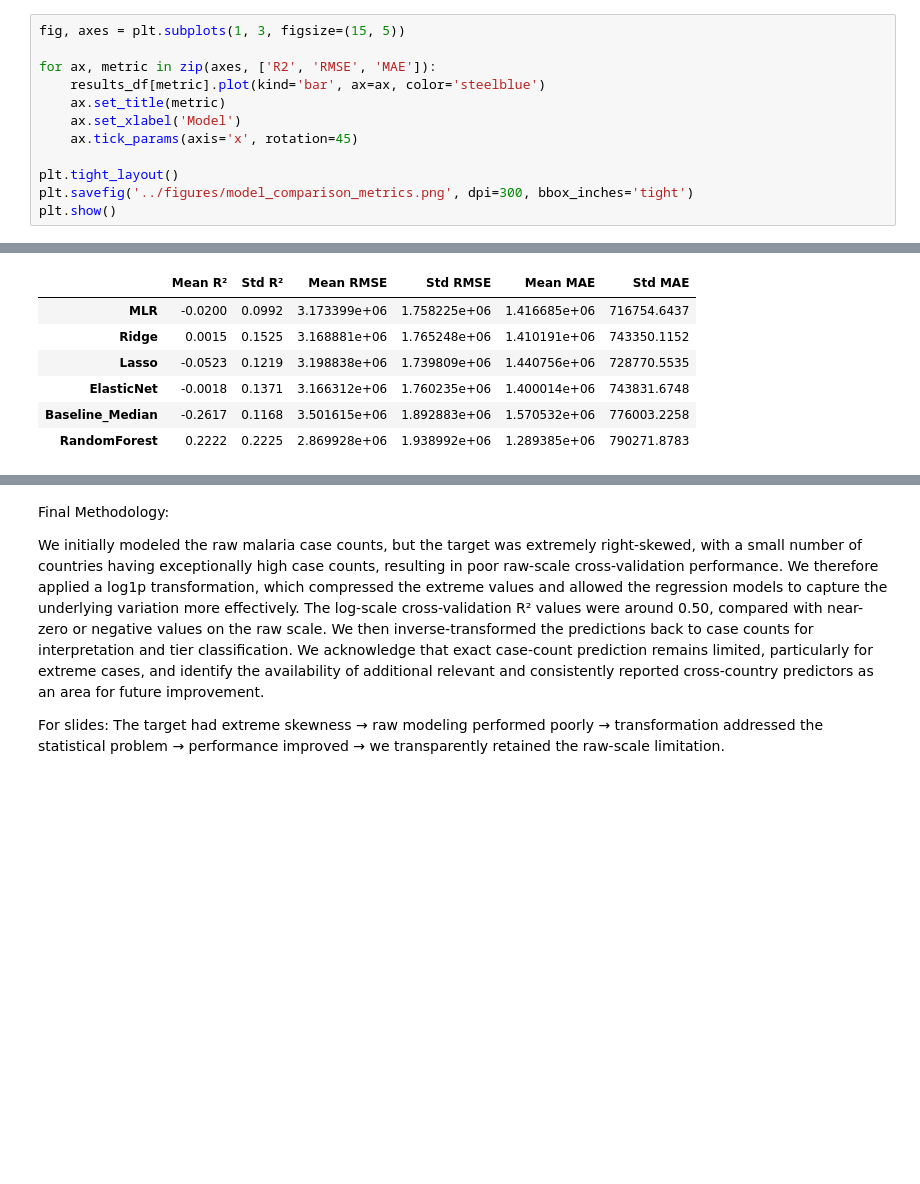
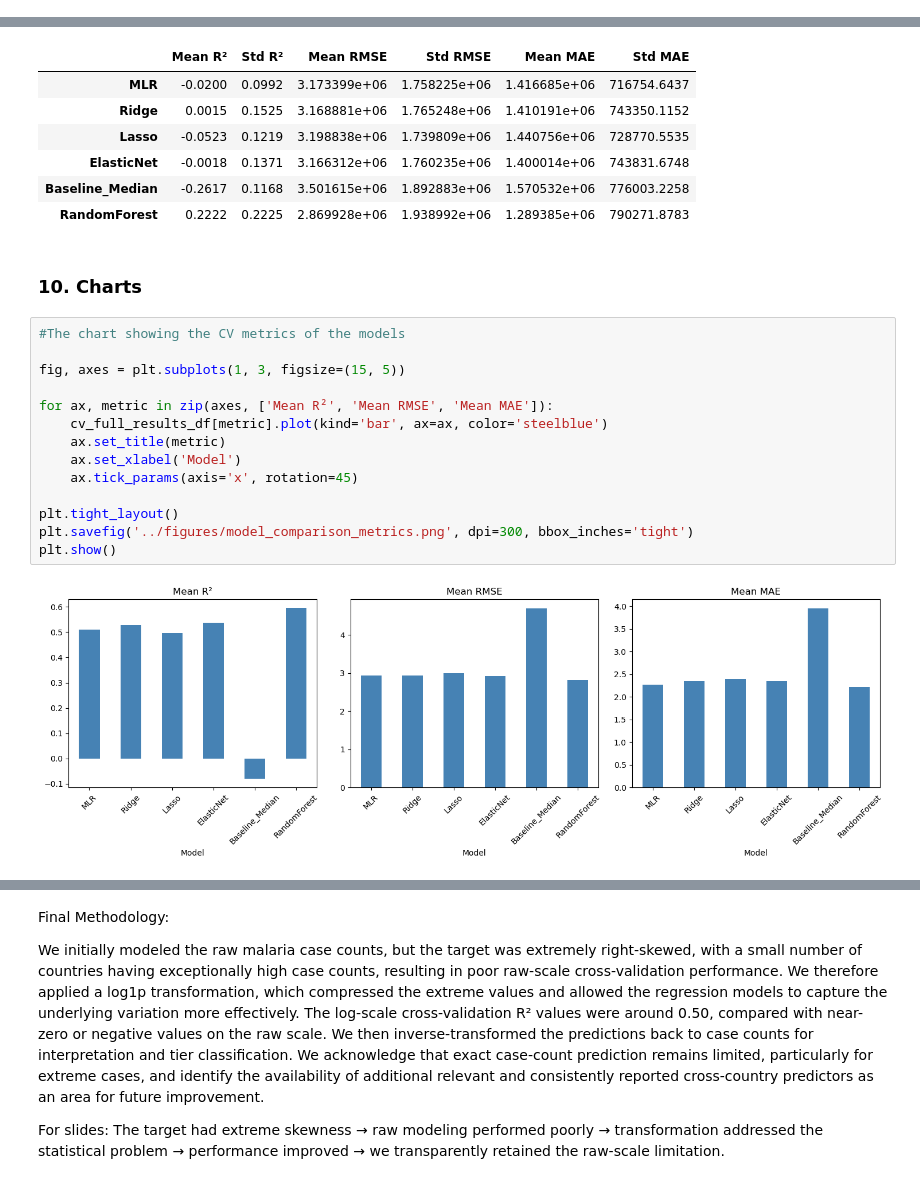
Before and after one commit to ZacharyMalonjao/Capstone2-A3101-Group2-SY26-27, a Jupyter notebook: ipynb_notebooks/02_model_training.ipynb, the cells around one changed output, grey strips where cells are left out. Saved outputs shown, nothing was run; the diff lists cells and outputs as text; blank space fills up the shorter version.

```diff
--- a/ipynb_notebooks/02_model_training.ipynb
+++ b/ipynb_notebooks/02_model_training.ipynb
@@ -600,12 +594,0 @@ These are the metrics of the 80/20 split, not the CV
-# %%
-fig, axes = plt.subplots(1, 3, figsize=(15, 5))
-
-for ax, metric in zip(axes, ['R2', 'RMSE', 'MAE']):
-    results_df[metric].plot(kind='bar', ax=ax, color='steelblue')
-    ax.set_title(metric)
-    ax.set_xlabel('Model')
-    ax.tick_params(axis='x', rotation=45)
-
-plt.tight_layout()
-plt.savefig('../figures/model_comparison_metrics.png', dpi=300, bbox_inches='tight')
-plt.show()
@@ -775,3 +723,21 @@ raw_cv_full_results_df.round(4)
 | ElasticNet | -0.0018 | 0.1371 | 3.166312e+06 | 1.760235e+06 | 1.400014e+06 | 743831.6748 |
 | Baseline_Median | -0.2617 | 0.1168 | 3.501615e+06 | 1.892883e+06 | 1.570532e+06 | 776003.2258 |
 | RandomForest | 0.2222 | 0.2225 | 2.869928e+06 | 1.938992e+06 | 1.289385e+06 | 790271.8783 |
+# %% [markdown]
+### 10. Charts
+# %%
+#The chart showing the CV metrics of the models
+
+fig, axes = plt.subplots(1, 3, figsize=(15, 5))
+
+for ax, metric in zip(axes, ['Mean R²', 'Mean RMSE', 'Mean MAE']):
+    cv_full_results_df[metric].plot(kind='bar', ax=ax, color='steelblue')
+    ax.set_title(metric)
+    ax.set_xlabel('Model')
+    ax.tick_params(axis='x', rotation=45)
+
+plt.tight_layout()
+plt.savefig('../figures/model_comparison_metrics.png', dpi=300, bbox_inches='tight')
+plt.show()
+# %% [output]
+[figure, added]
```
Also changed, not shown: parts of 8 cells of this notebook.
